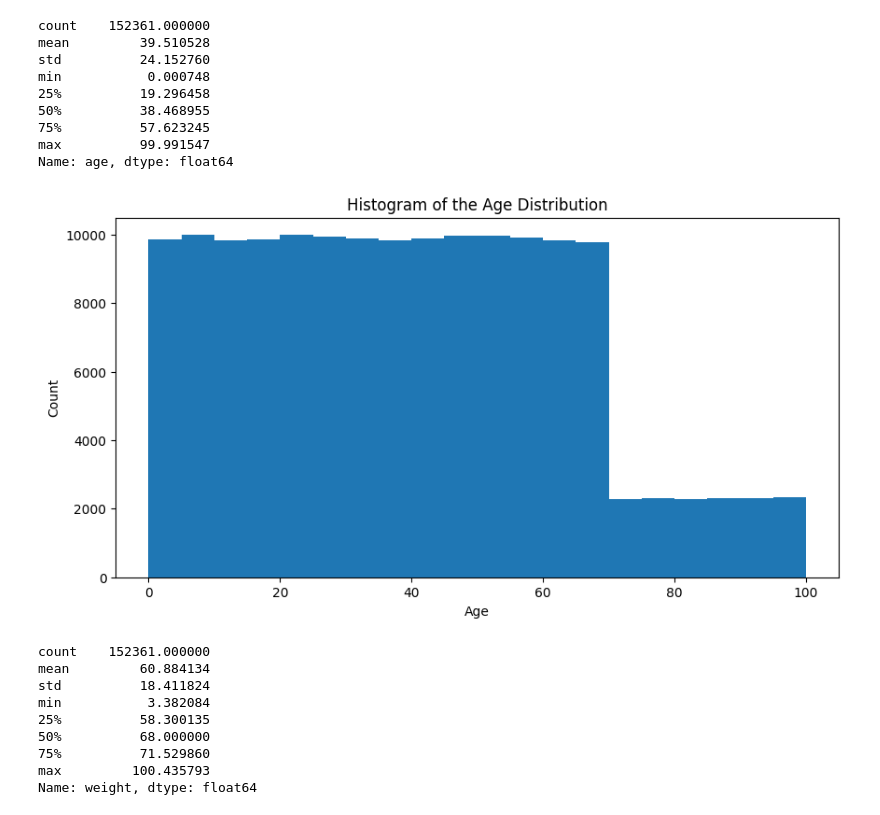
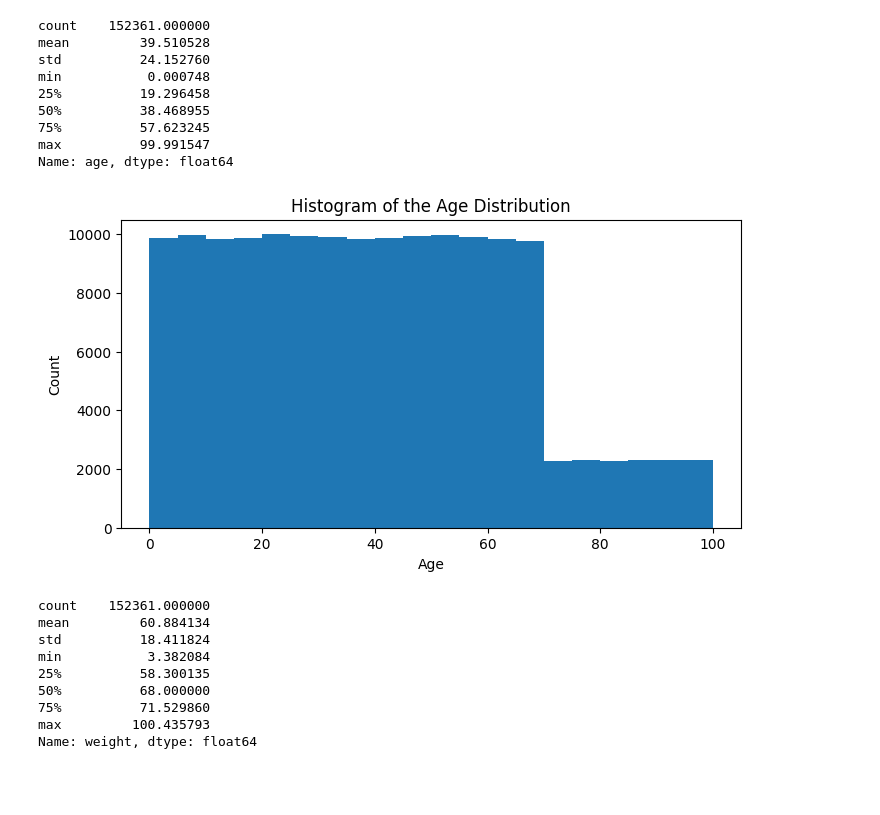
Before and after one commit to yw2247/compmethods-yw2247, a Jupyter notebook: problem_set_0/exercise3.ipynb, the cells around one changed output. Cells and saved outputs as stored; diff of their text form; code cells hidden in the pictures; blank space fills up the shorter version.

```diff
--- a/problem_set_0/exercise3.ipynb
+++ b/problem_set_0/exercise3.ipynb
@@ -34,14 +34,14 @@ min           0.000748
 max          99.991547
 Name: age, dtype: float64
 # %%
-age_fig = plt.figure(figsize=(10,5))
+age_fig = plt.figure(figsize=(8,4))
 plt.hist(data["age"], bins=20)
 plt.xlabel("Age")
 plt.ylabel("Count")
 plt.title("Histogram of the Age Distribution")
 age_fig.savefig("plots/3b_age.png", dpi=200, bbox_inches="tight")
 # %% [output]
-[figure, old version]
+[figure, new version]
 # %%
 
 #3c
```
Also changed, not shown: parts of 2 cells of this notebook, 9 other files.
